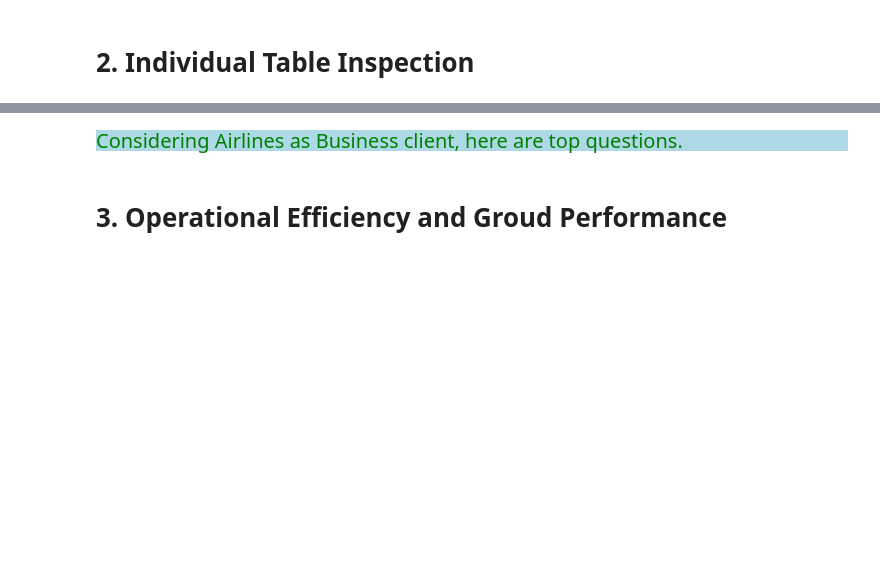
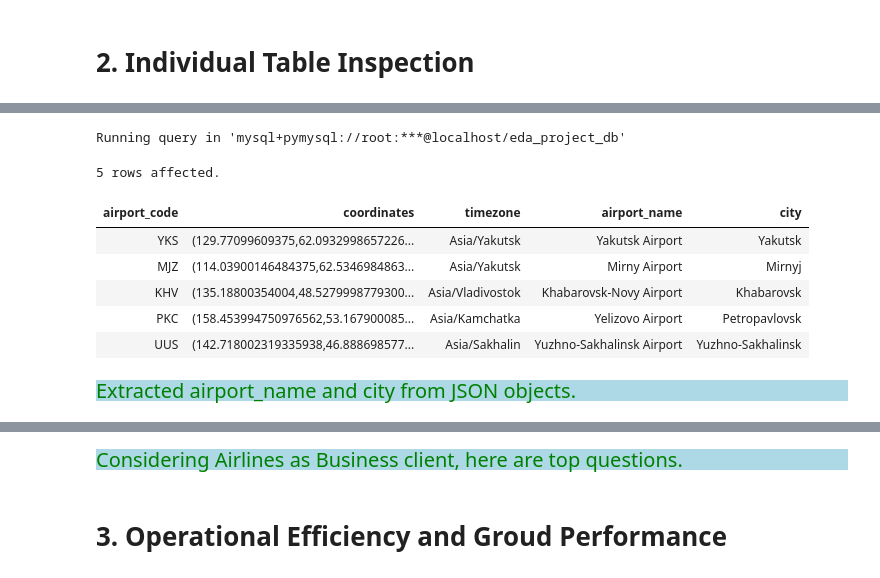
Before and after one commit to Kartika-Nidhi/Airlines_Operation_Analysis_SQL, a Jupyter notebook: AirlinesAnalysisSQl.ipynb, the cells around one changed output, grey strips where cells are left out. Saved outputs shown, nothing was run; the diff lists cells and outputs as text; code cells hidden in the pictures; blank space fills up the shorter version.

Commit message:
Individual table inspection 1/4 completed

```diff
--- a/AirlinesAnalysisSQl.ipynb
+++ b/AirlinesAnalysisSQl.ipynb
@@ -150,3 +186,20 @@ Running query in 'mysql+pymysql://root:***@localhost/eda_project_db'
+# %%
+%%sql
+
+SELECT *
+FROM airports_data
+LIMIT 5;
+# %% [output]
+Running query in 'mysql+pymysql://root:***@localhost/eda_project_db'
+5 rows affected.
+| airport_code | coordinates | timezone | airport_name | city |
+| YKS | (129.77099609375,62.0932998657226... | Asia/Yakutsk | Yakutsk Airport | Yakutsk |
+| MJZ | (114.03900146484375,62.5346984863... | Asia/Yakutsk | Mirny Airport | Mirnyj |
+| KHV | (135.18800354004,48.5279998779300... | Asia/Vladivostok | Khabarovsk-Novy Airport | Khabarovsk |
+| PKC | (158.453994750976562,53.167900085... | Asia/Kamchatka | Yelizovo Airport | Petropavlovsk |
+| UUS | (142.718002319335938,46.888698577... | Asia/Sakhalin | Yuzhno-Sakhalinsk Airport | Yuzhno-Sakhalinsk |
+# %% [markdown]
+<div style = "background-color:lightblue; color:green; font-size:20px; text-align:justify">Extracted airport_name and city from JSON objects.
 # %% [markdown]
 <div
 >
```
Also changed, not shown: parts of 5 cells of this notebook.
